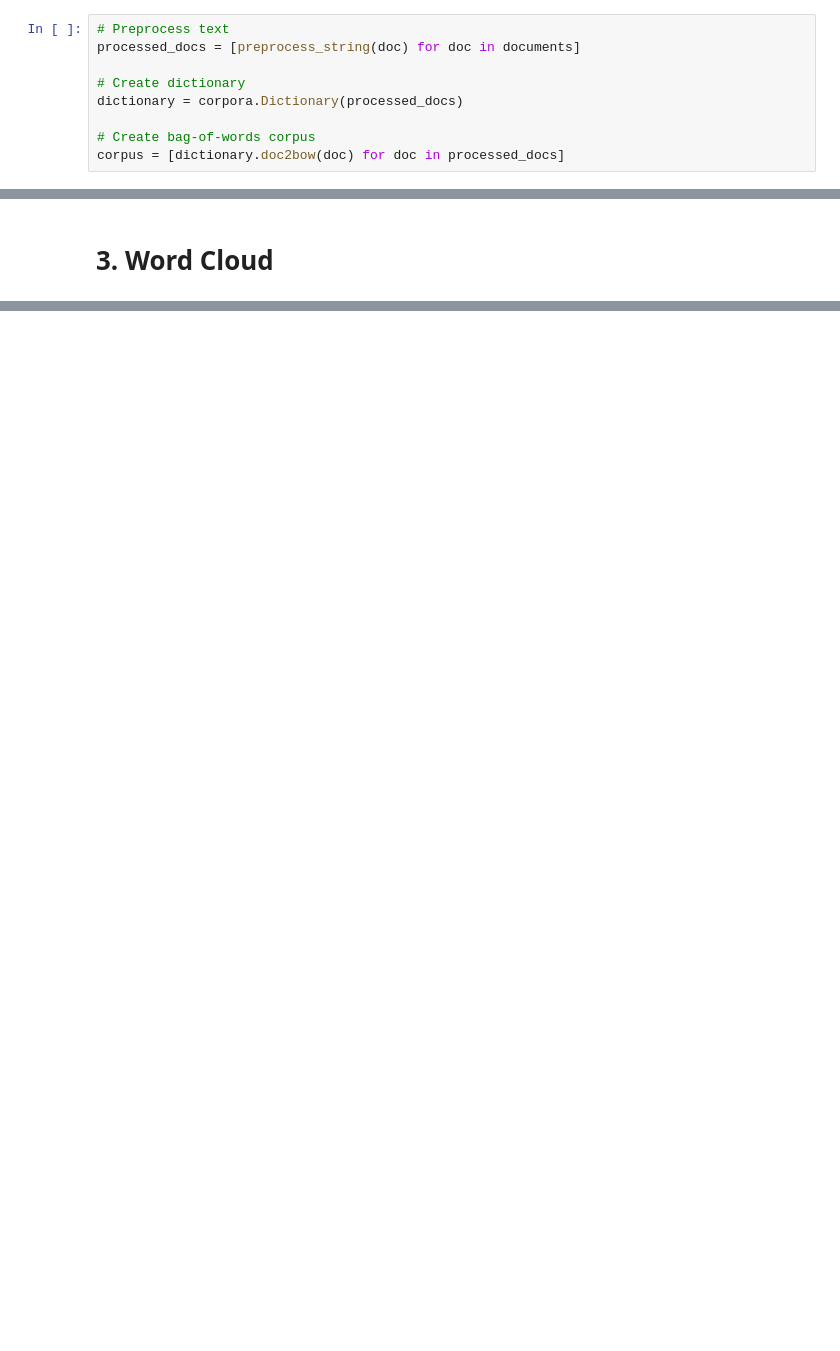
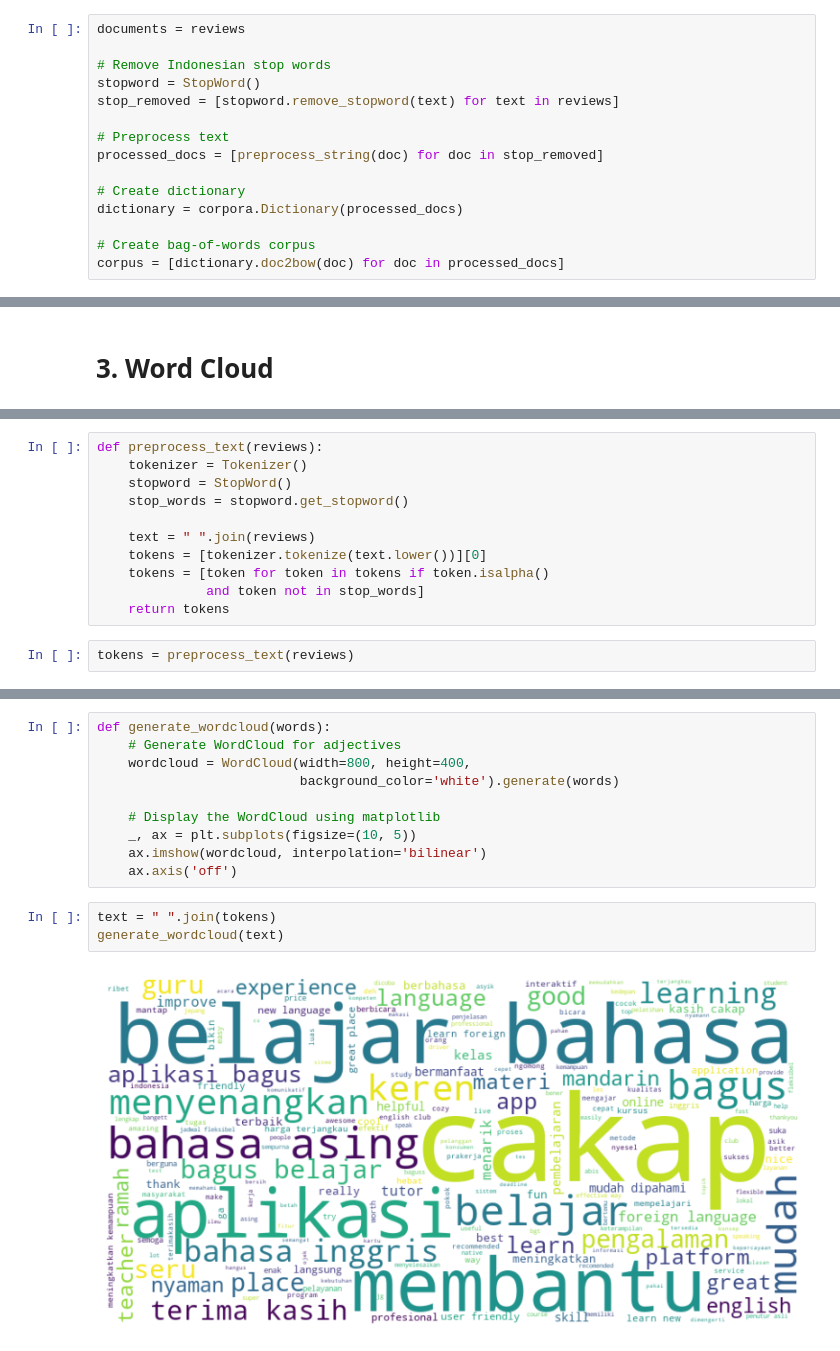
Before and after one commit to alvinxrww/cakap-sentiment-analysis, a Jupyter notebook: google_reviews_analysis.ipynb, the cells around one changed output, grey strips where cells are left out. Saved outputs shown, nothing was run; the diff lists cells and outputs as text; blank space fills up the shorter version.

Commit message:
feat: coherence score and word cloud

```diff
--- a/google_reviews_analysis.ipynb
+++ b/google_reviews_analysis.ipynb
@@ -190,6 +191,12 @@ documents = reviews
 # %%
+documents = reviews
+
+# Remove Indonesian stop words
+stopword = StopWord()
+stop_removed = [stopword.remove_stopword(text) for text in reviews]
+
 # Preprocess text
-processed_docs = [preprocess_string(doc) for doc in documents]
+processed_docs = [preprocess_string(doc) for doc in stop_removed]
 
 # Create dictionary
 dictionary = corpora.Dictionary(processed_docs)
@@ -209,0 +233,13 @@ pyLDAvis.display(vis_data)
+# %%
+def preprocess_text(reviews):
+    tokenizer = Tokenizer()
+    stopword = StopWord()
+    stop_words = stopword.get_stopword()
+
+    text = " ".join(reviews)
+    tokens = [tokenizer.tokenize(text.lower())][0]
+    tokens = [token for token in tokens if token.isalpha()
+              and token not in stop_words]
+    return tokens
+# %%
+tokens = preprocess_text(reviews)
@@ -209,0 +248,15 @@ pyLDAvis.display(vis_data)
+# %%
+def generate_wordcloud(words):
+    # Generate WordCloud for adjectives
+    wordcloud = WordCloud(width=800, height=400,
+                          background_color='white').generate(words)
+
+    # Display the WordCloud using matplotlib
+    _, ax = plt.subplots(figsize=(10, 5))
+    ax.imshow(wordcloud, interpolation='bilinear')
+    ax.axis('off')
+# %%
+text = " ".join(tokens)
+generate_wordcloud(text)
+# %% [output]
+[figure, added]
```
Also changed, not shown: parts of 9 cells of this notebook, 1 other file.
